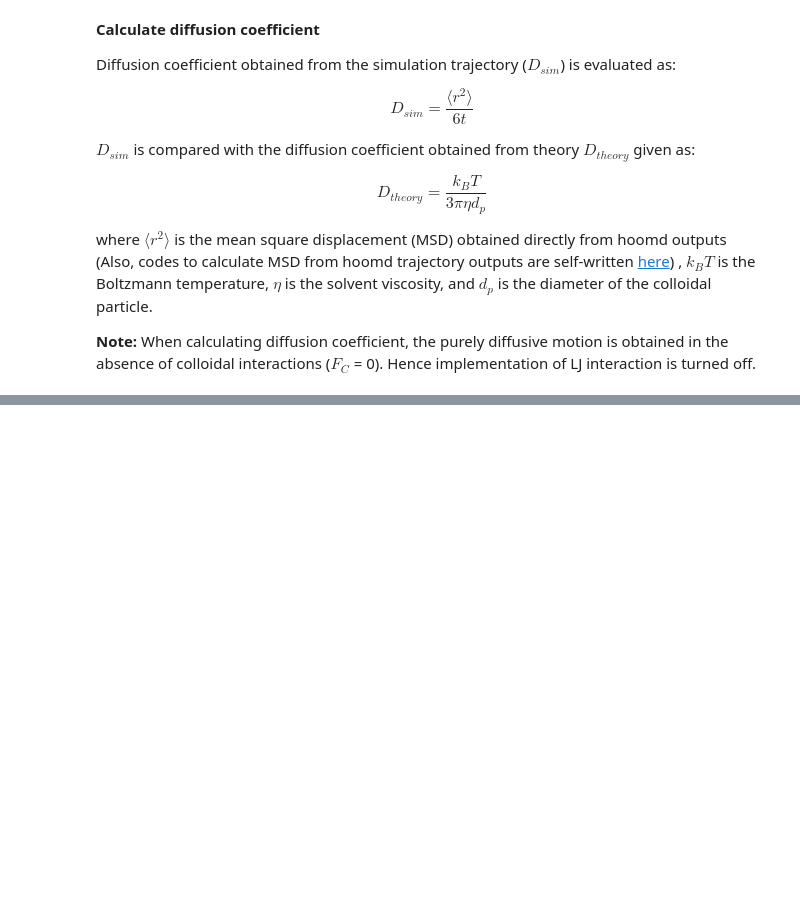
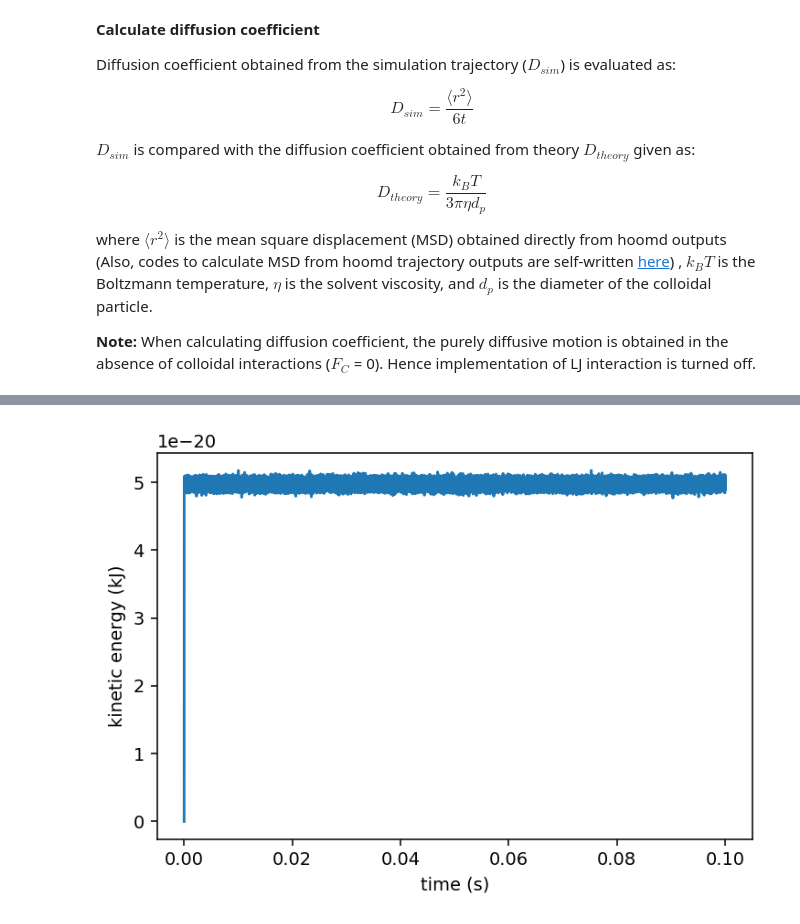
Before and after one commit to yennguyenedalgo/JupyterNotebookProject, a Jupyter notebook: MagNP.ipynb, the cells around one changed output, grey strips where cells are left out. Saved outputs shown, nothing was run; the diff lists cells and outputs as text; code cells hidden in the pictures; blank space fills up the shorter version.

```diff
--- a/MagNP.ipynb
+++ b/MagNP.ipynb
@@ -247,0 +243,10 @@ D_theory is 5.155060624051553e-12 m2/s
+# %%
+data = np.genfromtxt(fname='Data/log-output_'+type+'.log', skip_header=True);
+
+plt.figure(figsize=None, dpi=140);
+plt.plot(data[:,0]*time_step, data[:,1]*LJ_epsilon*1e-3);
+plt.xlabel('time (s)');
+plt.ylabel('kinetic energy (kJ)');
+plt.savefig('Figures/kineticEnergy_'+type+'.pdf')
+# %% [output]
+[figure, added]
```
Also changed, not shown: parts of 8 cells of this notebook, 1 other file.
